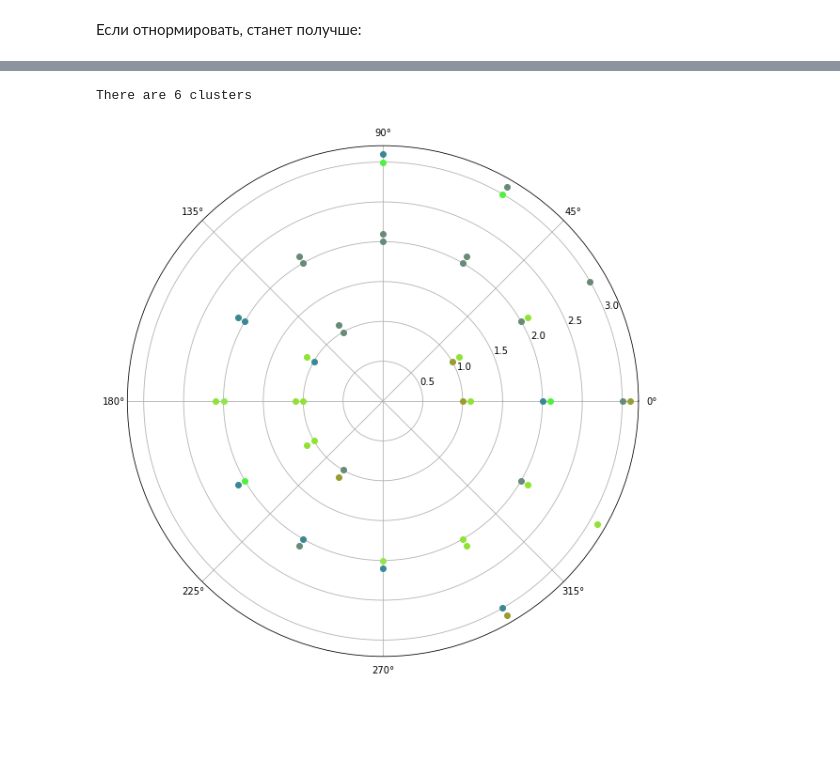
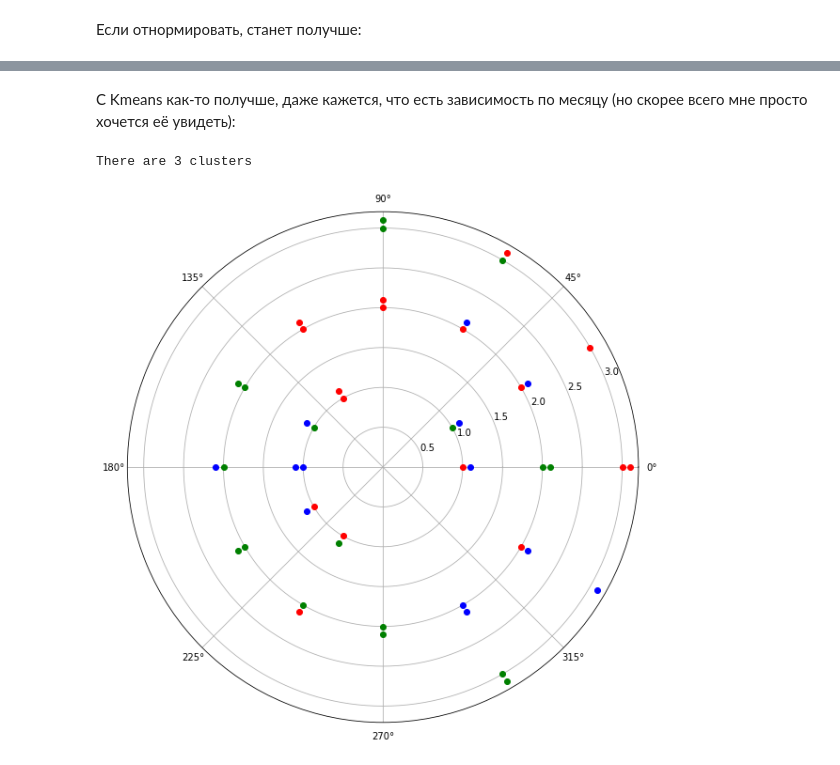
Before and after one commit to iisuslik43/gaz, a Jupyter notebook: results.ipynb, the cells around one changed output, grey strips where cells are left out. Saved outputs shown, nothing was run; the diff lists cells and outputs as text; code cells hidden in the pictures; blank space fills up the shorter version.

```diff
--- a/results.ipynb
+++ b/results.ipynb
@@ -12,7 +12,7 @@ df_filtered = with_big_monthly_sessions(df)
 # %% [markdown]
 Для каждой сессии час, в который она прошла, нарезается на интервалы по 5 минут, внутри каждого интервала берётся средневзвешенное значение цены, таким образом для каждой сессии получается вектор одинаковой цены:
 # %%
-DELTA = 5
+DELTA = 2
 data = collect_sessions_data(df_filtered, minutes_delta=DELTA)
 # %% [markdown]
 Пример для 2 сессий:
@@ -44,9 +57,11 @@ There are 5 clusters
+# %% [markdown]
+С Kmeans как-то получше, даже кажется, что есть зависимость по месяцу (но скорее всего мне просто хочется её увидеть):
 # %%
-from sklearn.mixture import GaussianMixture
-alg = GaussianMixture(n_components=6, random_state=0)
+from sklearn.cluster import KMeans
+alg = KMeans(n_clusters=3)
 clusters = calculate_clusters(data, alg)
 print('There are', len(set(clusters)), 'clusters')
 draw(data, df, clusters)
 # %% [output]
-There are 6 clusters
+There are 3 clusters
-[figure, old version]
+[figure, new version]
```
Also changed, not shown: parts of 11 cells of this notebook, 1 other file.
